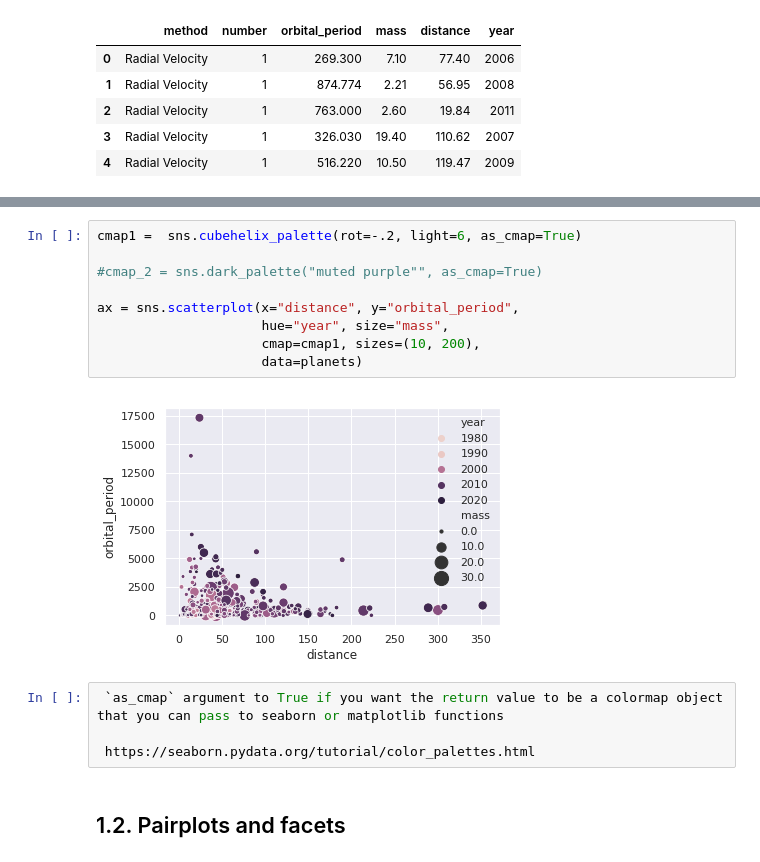
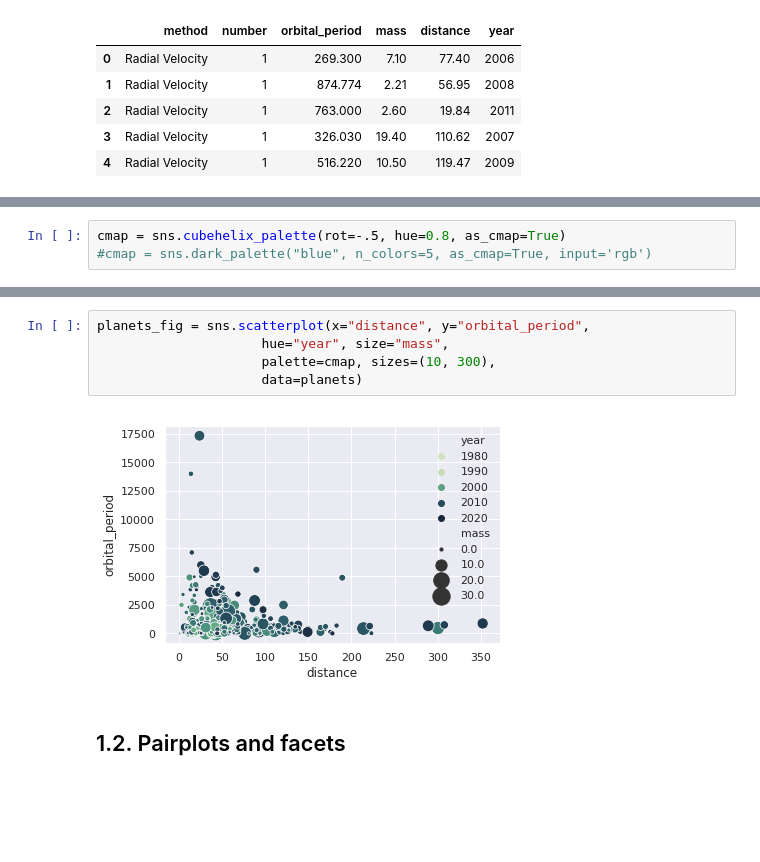
Before and after one commit to ScientificDetectivesAgency/DataScience, a Jupyter notebook: Data Visualization.ipynb, the cells around one changed output, grey strips where cells are left out. Saved outputs shown, nothing was run; the diff lists cells and outputs as text; blank space fills up the shorter version.

```diff
--- a/Data Visualization.ipynb
+++ b/Data Visualization.ipynb
@@ -103,0 +117,3 @@ To explore how seaborn works with the aestetis of the graph, for data representa
+# %%
+cmap = sns.cubehelix_palette(rot=-.5, hue=0.8, as_cmap=True)
+#cmap = sns.dark_palette("blue", n_colors=5, as_cmap=True, input='rgb')
@@ -104,18 +131,10 @@ To explore how seaborn works with the aestetis of the graph, for data representa
 # %%
-cmap1 =  sns.cubehelix_palette(rot=-.2, light=6, as_cmap=True)
-
-#cmap_2 = sns.dark_palette("muted purple"", as_cmap=True)
-
-ax = sns.scatterplot(x="distance", y="orbital_period",
+planets_fig = sns.scatterplot(x="distance", y="orbital_period",
                      hue="year", size="mass",
-                     cmap=cmap1, sizes=(10, 200),
+                     palette=cmap, sizes=(10, 300),
                      data=planets)
 # %% [output]
-[figure, old version]
+[figure, new version]
-# %%
- `as_cmap` argument to True if you want the return value to be a colormap object that you can pass to seaborn or matplotlib functions
-
- https://seaborn.pydata.org/tutorial/color_palettes.html
 # %% [markdown]
 ## 1.2. Pairplots and facets
 # %% [markdown]
```
Also changed, not shown: parts of 10 cells of this notebook.
